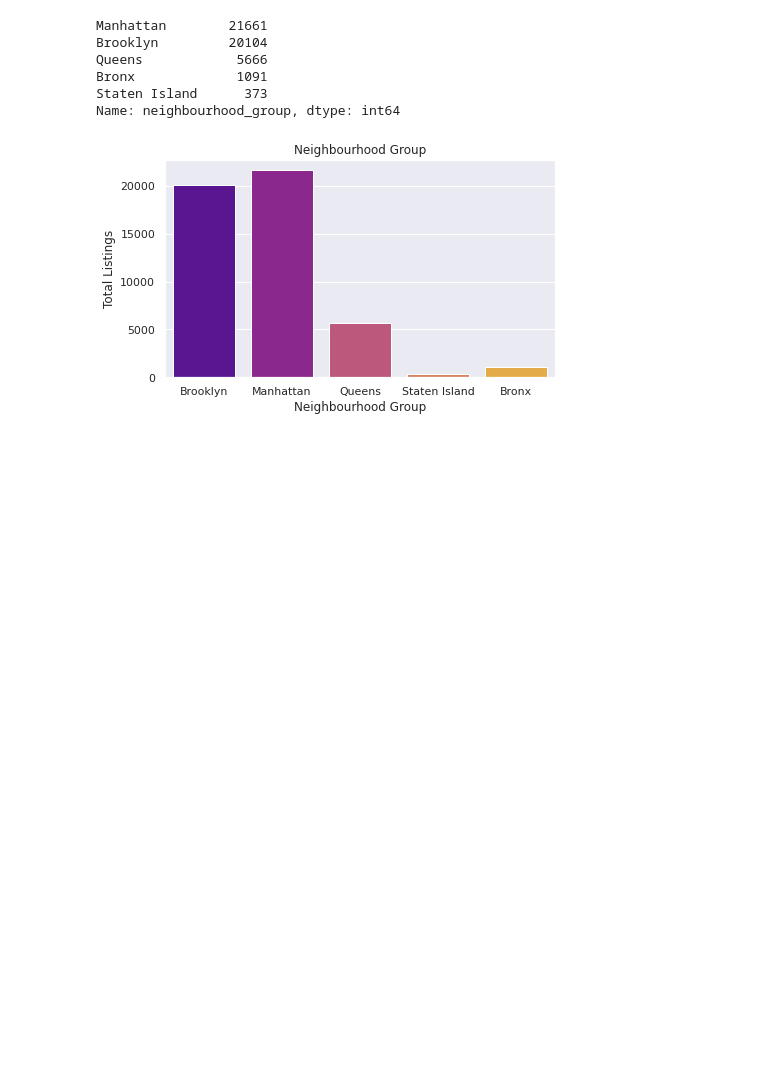
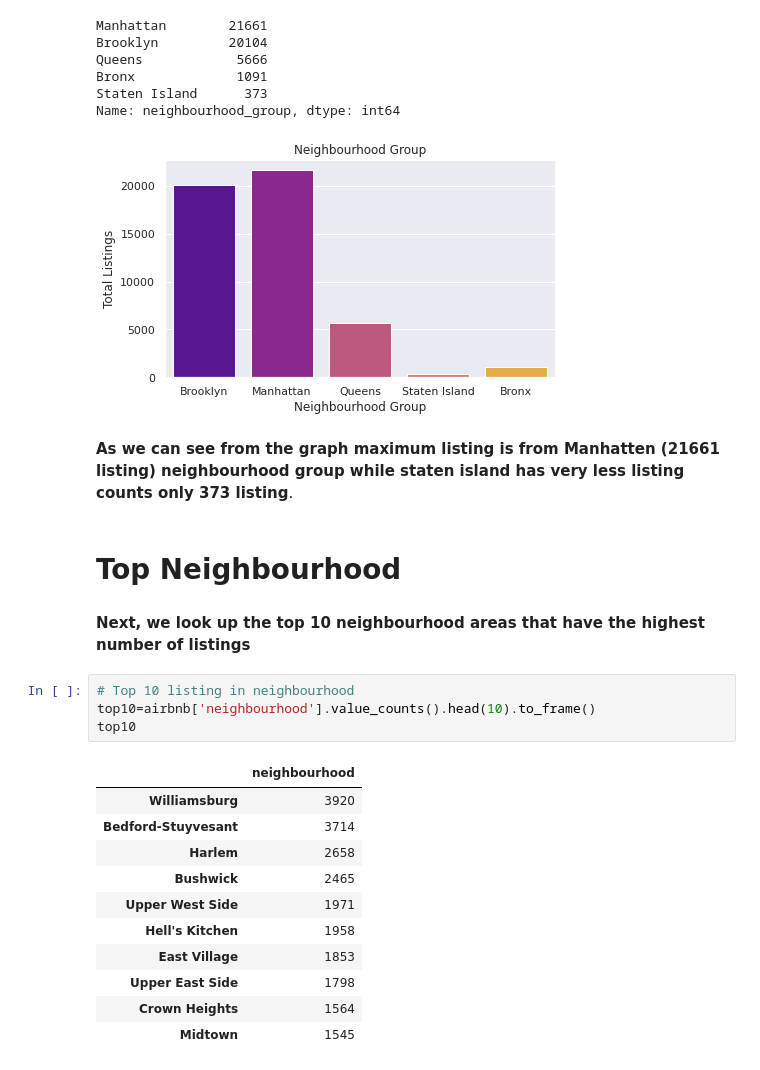
Before and after one commit to Shubhampatil555/Airbnb-booking-data-analysis, a Jupyter notebook: EDA_of_Airbnb_data_analysis_capstone_project.ipynb, the cells around one changed output. Cells and saved outputs as stored; diff of their text form; blank space fills up the shorter version.

```diff
--- a/EDA_of_Airbnb_data_analysis_capstone_project.ipynb
+++ b/EDA_of_Airbnb_data_analysis_capstone_project.ipynb
@@ -276,3 +276,25 @@ Bronx             1091
 Staten Island      373
 Name: neighbourhood_group, dtype: int64
 [figure]
+# %% [markdown]
+**As we can see from the graph maximum listing is from Manhatten (21661 listing) neighbourhood group while staten island has very less listing counts only 373 listing**.
+# %% [markdown]
+# **Top Neighbourhood**
+# %% [markdown]
+**Next, we look up the top 10 neighbourhood areas that have the highest number of listings**
+# %%
+# Top 10 listing in neighbourhood
+top10=airbnb['neighbourhood'].value_counts().head(10).to_frame()
+top10
+# %% [output]
+|  | neighbourhood |
+| Williamsburg | 3920 |
+| Bedford-Stuyvesant | 3714 |
+| Harlem | 2658 |
+| Bushwick | 2465 |
+| Upper West Side | 1971 |
+| Hell's Kitchen | 1958 |
+| East Village | 1853 |
+| Upper East Side | 1798 |
+| Crown Heights | 1564 |
+| Midtown | 1545 |
```
Also changed, not shown: parts of 5 cells of this notebook.
